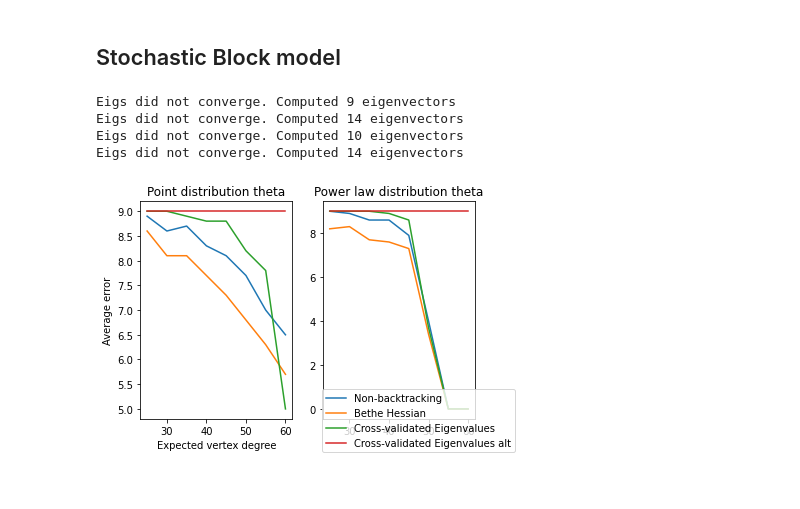
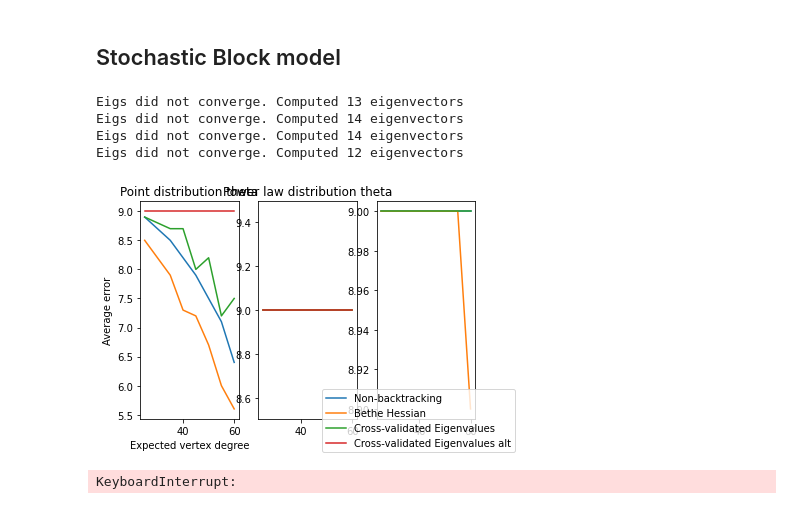
Before and after one commit to Pastuszka/masters-cv-eig, a Jupyter notebook: Benchmarks.ipynb, the cells around one changed output. Drawn from its saved outputs; the diff is of its cells as text; code cells hidden in the pictures.

```diff
--- a/Benchmarks.ipynb
+++ b/Benchmarks.ipynb
@@ -23,36 +24,37 @@ n_tries = 10
 total_results = []
 for degree in expected_degrees:
     results = np.zeros((3,4))
-    for i in range(n_tries):
+    for j in range(n_tries):
 
-        theta_power = powerlaw.rvs(5, size=len(z))
-        theta_power = theta_power / np.sum(theta_power)
+        #theta_power = powerlaw.rvs(5, size=len(z))
+        #theta_power = theta_power / np.sum(theta_power)
+        theta_exp = np.random.exponential(1, len(z))
+        theta_exp = theta_exp / np.sum(theta_exp)
         theta_point = np.full((len(z)), 1)
         theta_pareto = genpareto.rvs(0.2, scale=0.4, size=len(z))
         theta_pareto = theta_pareto / np.sum(theta_pareto)
 
-        thetas = [theta_point, theta_power, theta_pareto]
+        thetas = [theta_point, theta_exp, theta_pareto]
 
         for i, theta in enumerate(thetas):
 
-            try:
-                adj_matrix = cveig.dc_sbm(theta, z, B, expected_degree=degree)
-            except:
-                continue
+
+            adj_matrix = dc_sbm(theta, z, B, expected_degree=degree)
+
 
             adj_matrix = sparse.csr_array(adj_matrix)
             results[i, 0] += np.abs(cveig.non_backtracking(adj_matrix, 15) - k)
             results[i, 1] += np.abs(cveig.bethe_hessian(adj_matrix) - k)
-            results[i, 2] += np.abs(cveig.eig_cv(adj_matrix, 15, 0.5) - k)
-            results[i, 3] += np.abs(cveig.eig_cv_mod(adj_matrix, 15, 0.5) - k)
+            results[i, 2] += np.abs(cveig.eig_cv(adj_matrix, 15, 0.1) - k)
+            results[i, 3] += np.abs(cveig.eig_cv_mod(adj_matrix, 15, 0.1) - k)
 
     results /= n_tries
     total_results.append(results)
 # %% [output]
-Eigs did not converge. Computed 9 eigenvectors
+Eigs did not converge. Computed 13 eigenvectors
 Eigs did not converge. Computed 14 eigenvectors
-Eigs did not converge. Computed 10 eigenvectors
 Eigs did not converge. Computed 14 eigenvectors
+Eigs did not converge. Computed 12 eigenvectors
 # %%
 point_non_bt = [i[0,0] for i in total_results]
 point_bh = [i[0,1] for i in total_results]
@@ -67,29 +69,29 @@ pareto_bh = [i[2,1] for i in total_results]
 pareto_cveig = [i[2,2] for i in total_results]
 pareto_cveig_mod = [i[0,3] for i in total_results]
 # %%
-fig, ax = plt.subplots(1,2)
+fig, ax = plt.subplots(1,3)
 ax[0].plot(expected_degrees, point_non_bt, label='Non-backtracking')
 ax[0].plot(expected_degrees, point_bh, label='Bethe Hessian')
 ax[0].plot(expected_degrees, point_cveig, label='Cross-validated Eigenvalues')
 ax[0].plot(expected_degrees, point_cveig_alt, label='Cross-validated Eigenvalues alt')
 ax[0].set_title('Point distribution theta')
 ax[0].set_ylabel('Average error')
 
 ax[1].plot(expected_degrees, power_non_bt, label='Non-backtracking')
 ax[1].plot(expected_degrees, power_bh, label='Bethe Hessian')
 ax[1].plot(expected_degrees, power_cveig, label='Cross-validated Eigenvalues')
 ax[1].plot(expected_degrees, power_cveig_alt, label='Cross-validated Eigenvalues alt')
 ax[1].set_title('Power law distribution theta')
 
-#ax[2].plot(expected_degrees, pareto_non_bt, label='Non-backtracking')
-#ax[2].plot(expected_degrees, pareto_bh, label='Bethe Hessian')
-#ax[2].plot(expected_degrees, pareto_cveig, label='Cross-validated Eigenvalues')
+ax[2].plot(expected_degrees, pareto_non_bt, label='Non-backtracking')
+ax[2].plot(expected_degrees, pareto_bh, label='Bethe Hessian')
+ax[2].plot(expected_degrees, pareto_cveig, label='Cross-validated Eigenvalues')
 ax[0].set_xlabel('Expected vertex degree')
 handles, labels = ax[0].get_legend_handles_labels()
 fig.legend(handles, labels, loc='lower right')
 fig.savefig('testx.png')
 # %% [output]
-[figure, old version]
+[figure, new version]
 # %%
 n_tries = 10
 
@@ -107,12 +109,7 @@ for degree in expected_degrees:
         thetas = [theta_point, theta_power, theta_pareto]
 
         for i, theta in enumerate(thetas):
-
-            try:
-                adj_matrix = cveig.dc_sbm(theta, z, B, expected_degree=degree)
-            except:
-                continue
-
+            adj_matrix = dc_sbm(theta, z, B, expected_degree=degree)
             adj_matrix = sparse.csr_array(adj_matrix)
             results[i, 0] += np.abs(cveig.eig_cv(adj_matrix, 15, 0.2) - k)
             results[i, 1] += np.abs(cveig.eig_cv(adj_matrix, 15, 0.5) - k)
@@ -120,6 +117,8 @@ for degree in expected_degrees:
 
     results /= n_tries
     total_results_cveig.append(results)
+# %% [output]
+KeyboardInterrupt:
 # %%
 point_02 = [i[0,0] for i in total_results_cveig]
 point_05 = [i[0,1] for i in total_results_cveig]
```
Also changed, not shown: parts of 5 cells of this notebook, 15 other files.
